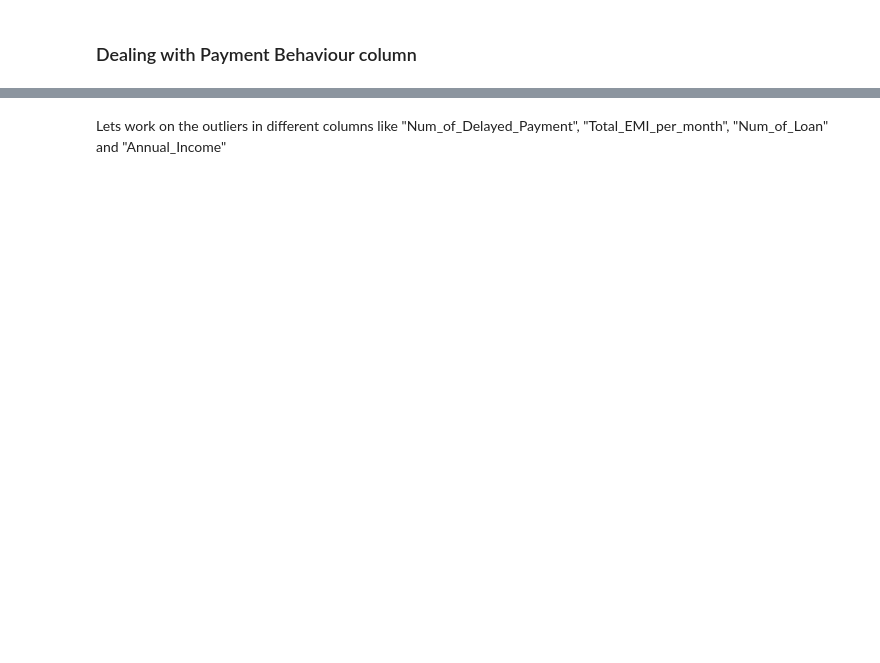
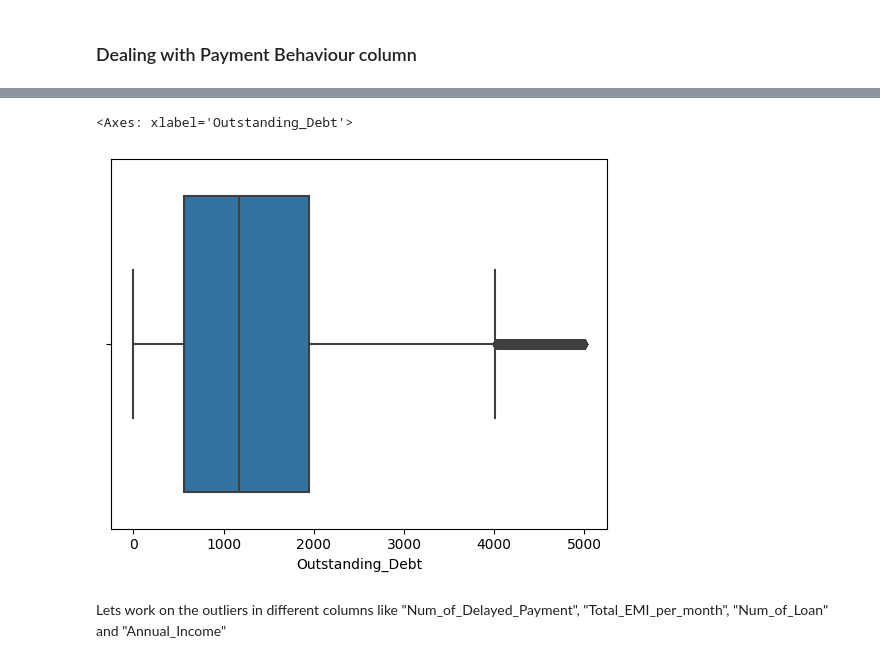
Before and after one commit to tanvimathur11/DDA, a Jupyter notebook: DDA_cleaning-Rough.ipynb, the cells around one changed output, grey strips where cells are left out. Saved outputs shown, nothing was run; the diff lists cells and outputs as text; code cells hidden in the pictures; blank space fills up the shorter version.

```diff
--- a/DDA_cleaning-Rough.ipynb
+++ b/DDA_cleaning-Rough.ipynb
@@ -717,0 +1112,5 @@ counting_occupation = final_dataset['Occupation'].value_counts(dropna=False)
+# %%
+sns.boxplot(x=final_dataset_encoded_2['Outstanding_Debt'])
+# %% [output]
+<Axes: xlabel='Outstanding_Debt'>
+[figure, added]
```
Also changed, not shown: parts of 92 cells of this notebook.
